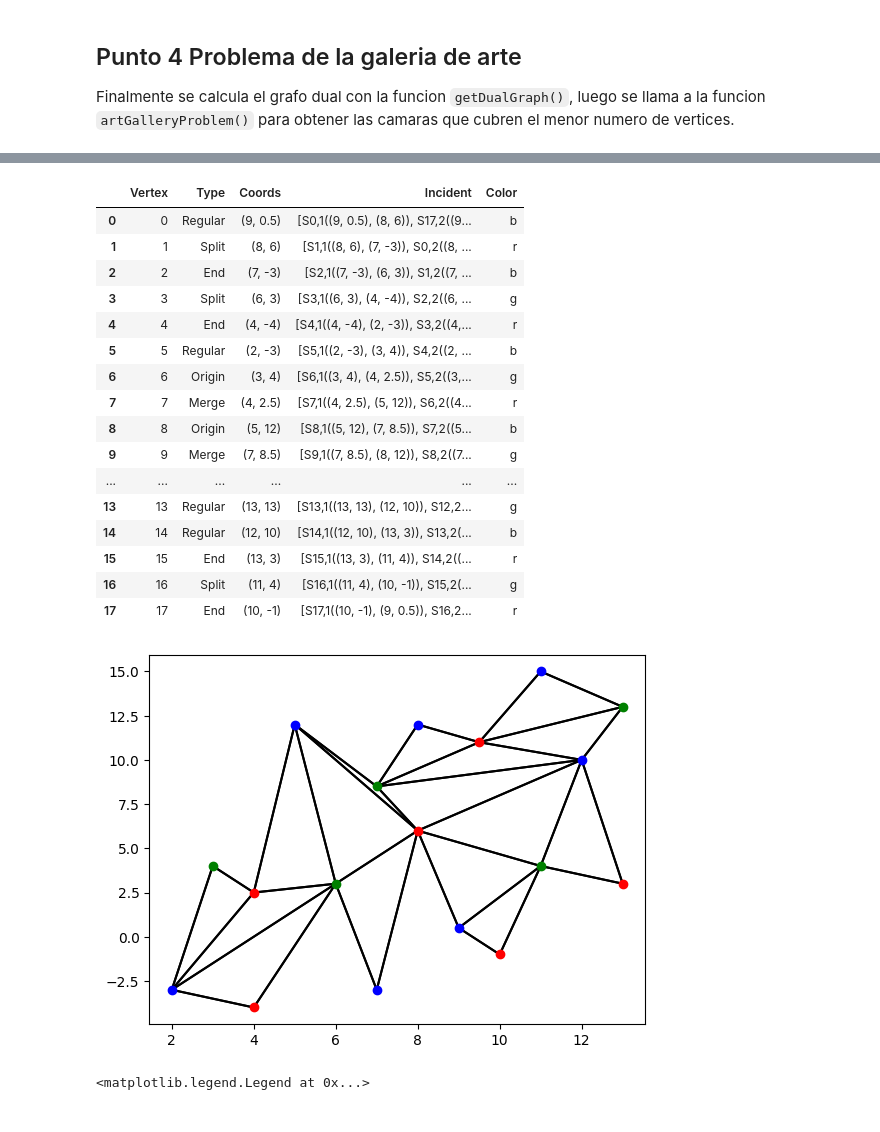
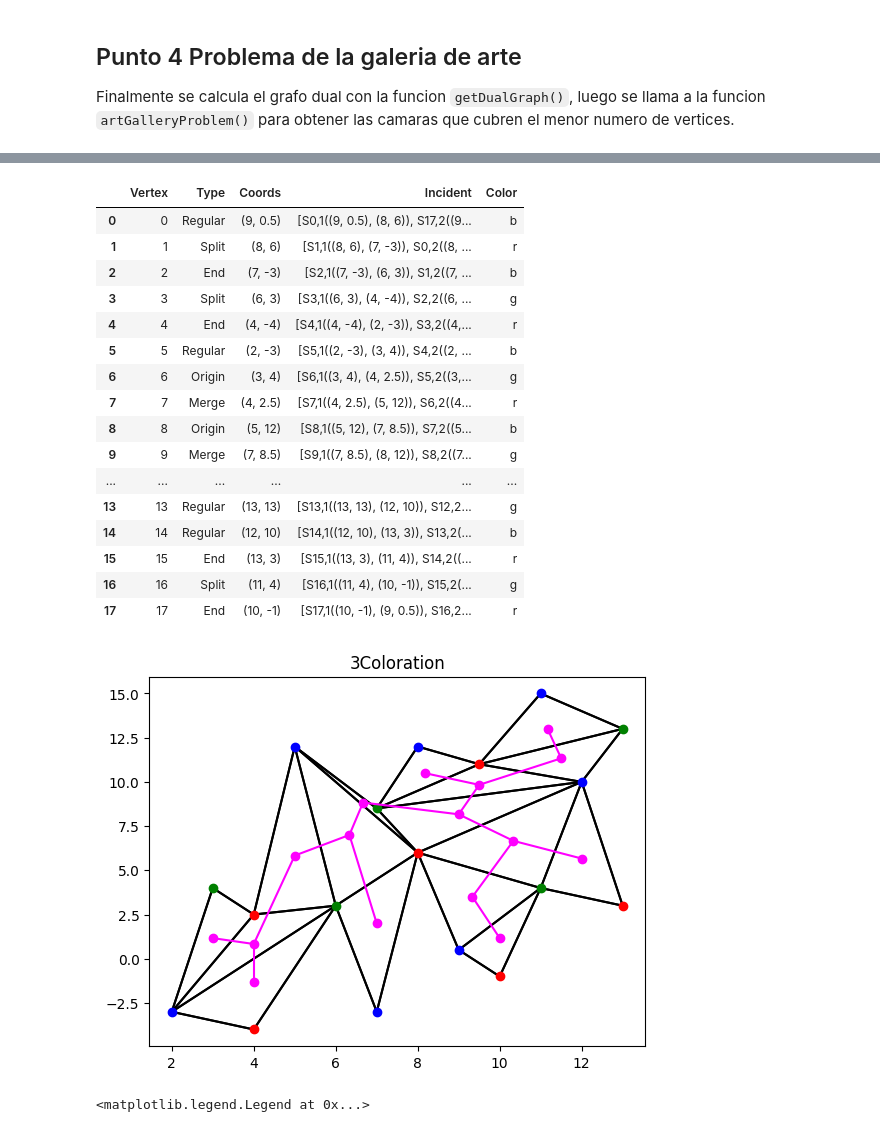
Before and after one commit to dleyvacastro/Geo, a Jupyter notebook: Taller2.ipynb, the cells around one changed output, grey strips where cells are left out. Saved outputs shown, nothing was run; the diff lists cells and outputs as text; code cells hidden in the pictures.

```diff
--- a/Taller2.ipynb
+++ b/Taller2.ipynb
@@ -37,7 +37,7 @@ class Node:
 
 def insertBST(root, node, y):
 
-    if (node.data.sp_intersection_point(y) < root.data.sp_intersection_point(y)):
+    if node.data.sp_intersection_point(y) < root.data.sp_intersection_point(y):
         if root.left is None:
             root.left = node
         else:
@@ -65,7 +65,7 @@ def inOrder(node):
 # %% [markdown]
 ## Vertices, Arista, Semiaristas y Caras
 # %%
-# vertex plot utilitie
+# vertex plot utilities
 types = {
     'unknown': ('o', "unknown"),
     'o': ('sg', 'Origin'),
@@ -76,7 +76,6 @@ types = {
 #    'h': '*m'
 }
 
-# Main clases
 class Vertex:
     def __init__(self, label = None, x=None, y=None, incident = []):
         self.label = label
@@ -94,12 +93,12 @@ class Vertex:
         return (self.y > p.y) or (self.y == p.y and self.x < p.x)
 
     def __repr__(self):
-        #return f"V(L:{self.label} C:({self.x},{self.y}) I:{[i.label for i in self.incident]})"
-        return f"V({self.coords} - {self.color})"
+        return f"V(L:{self.label} C:({self.x},{self.y}) I:{[i.label for i in self.incident]})"
+        # return f"V({self.coords} - {self.color})"
 
     def __str__(self):
-        #return f"V(L:{self.label} C:({self.x},{self.y}) I:{[i.label for i in self.incident]})"
-        return f"V({self.coords} - {self.color})"
+        return f"V(L:{self.label} C:({self.x},{self.y}) I:{[i.label for i in self.incident]})"
+        # return f"V({self.coords} - {self.color})"
     def add2plot(self):
         plt.plot(self.x, self.y, types[self.vtype][0], label=types[self.vtype][1])
 
@@ -908,0 +886,9 @@ nx.draw(graph, with_labels=True)
+# %%
+plt.title("Dual Graph")
+for i in ldce.faces[1:]:
+    i.add2plot()
+    c = ldce.getTriangleCenter(i)
+    plt.plot(c[0], c[1], 'o', color='k')
+
+for i in ldce.edgesCords:
+    plt.plot((i[0][0],i[1][0]), (i[0][1], i[1][1]), 'k-')
@@ -909,30 +897,37 @@ nx.draw(graph, with_labels=True)
 # %%
 # print vertices data frame
 df = ldce.vertices2Df()
 display(df)
 ldce.plotSemiEdges()
+plt.title("3Coloration")
 
 for i in ldce.vertices:
     plt.plot(i.x, i.y, 'o', color=i.color)
+
+for i in ldce.faces[1:]:
+    c = ldce.getTriangleCenter(i)
+    plt.plot(c[0], c[1], 'o', color='fuchsia')
+for i in ldce.edgesCords:
+    plt.plot((i[0][0],i[1][0]), (i[0][1], i[1][1]), 'fuchsia')
 # %% [output]
 |  | Vertex | Type | Coords | Incident | Color |
 | 0 | 0 | Regular | (9, 0.5) | [S0,1((9, 0.5), (8, 6)), S17,2((9... | b |
 | 1 | 1 | Split | (8, 6) | [S1,1((8, 6), (7, -3)), S0,2((8, ... | r |
 | 2 | 2 | End | (7, -3) | [S2,1((7, -3), (6, 3)), S1,2((7, ... | b |
 | 3 | 3 | Split | (6, 3) | [S3,1((6, 3), (4, -4)), S2,2((6, ... | g |
 | 4 | 4 | End | (4, -4) | [S4,1((4, -4), (2, -3)), S3,2((4,... | r |
 | 5 | 5 | Regular | (2, -3) | [S5,1((2, -3), (3, 4)), S4,2((2, ... | b |
 | 6 | 6 | Origin | (3, 4) | [S6,1((3, 4), (4, 2.5)), S5,2((3,... | g |
 | 7 | 7 | Merge | (4, 2.5) | [S7,1((4, 2.5), (5, 12)), S6,2((4... | r |
 | 8 | 8 | Origin | (5, 12) | [S8,1((5, 12), (7, 8.5)), S7,2((5... | b |
 | 9 | 9 | Merge | (7, 8.5) | [S9,1((7, 8.5), (8, 12)), S8,2((7... | g |
 | ... | ... | ... | ... | ... | ... |
 | 13 | 13 | Regular | (13, 13) | [S13,1((13, 13), (12, 10)), S12,2... | g |
 | 14 | 14 | Regular | (12, 10) | [S14,1((12, 10), (13, 3)), S13,2(... | b |
 | 15 | 15 | End | (13, 3) | [S15,1((13, 3), (11, 4)), S14,2((... | r |
 | 16 | 16 | Split | (11, 4) | [S16,1((11, 4), (10, -1)), S15,2(... | g |
 | 17 | 17 | End | (10, -1) | [S17,1((10, -1), (9, 0.5)), S16,2... | r |
-[figure, old version]
+[figure, new version]
 # %%
 ldce.plotEdges()
 ldce.plotFaces(color = 'b')
```
Also changed, not shown: parts of 5 cells of this notebook.
